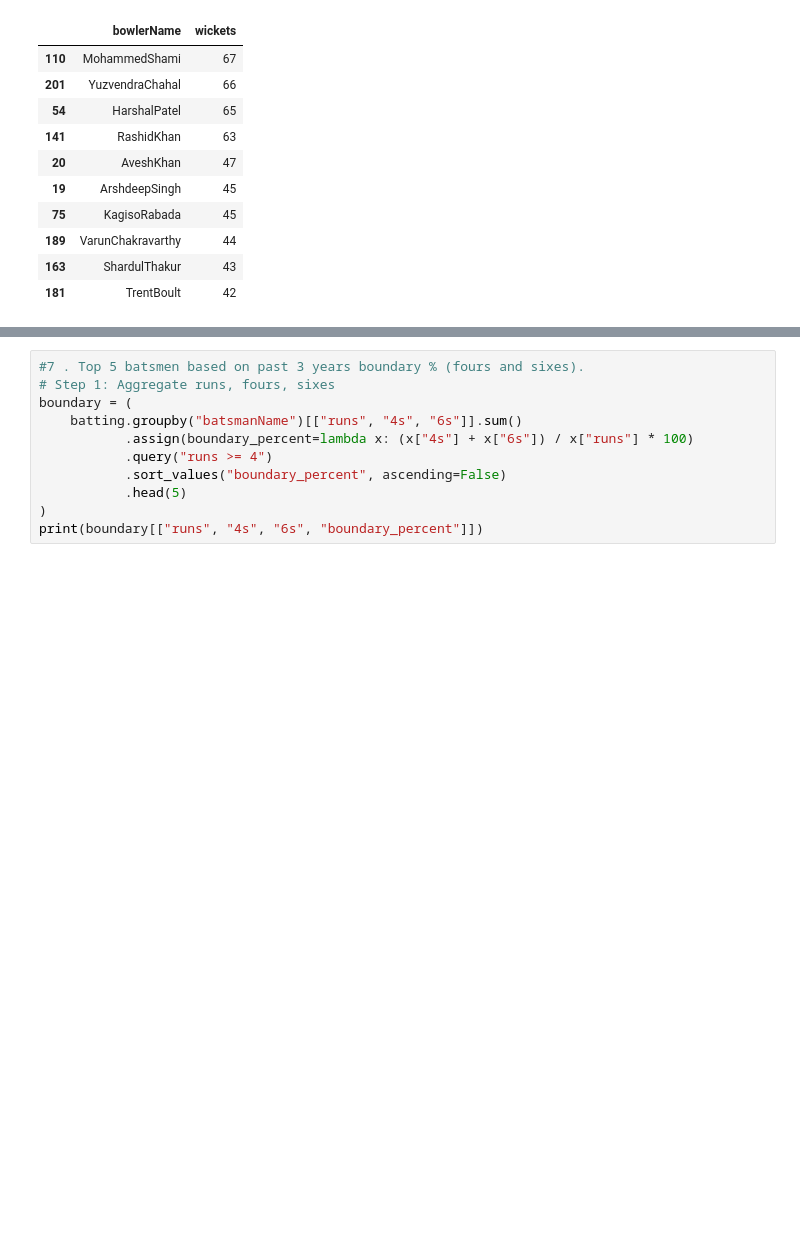
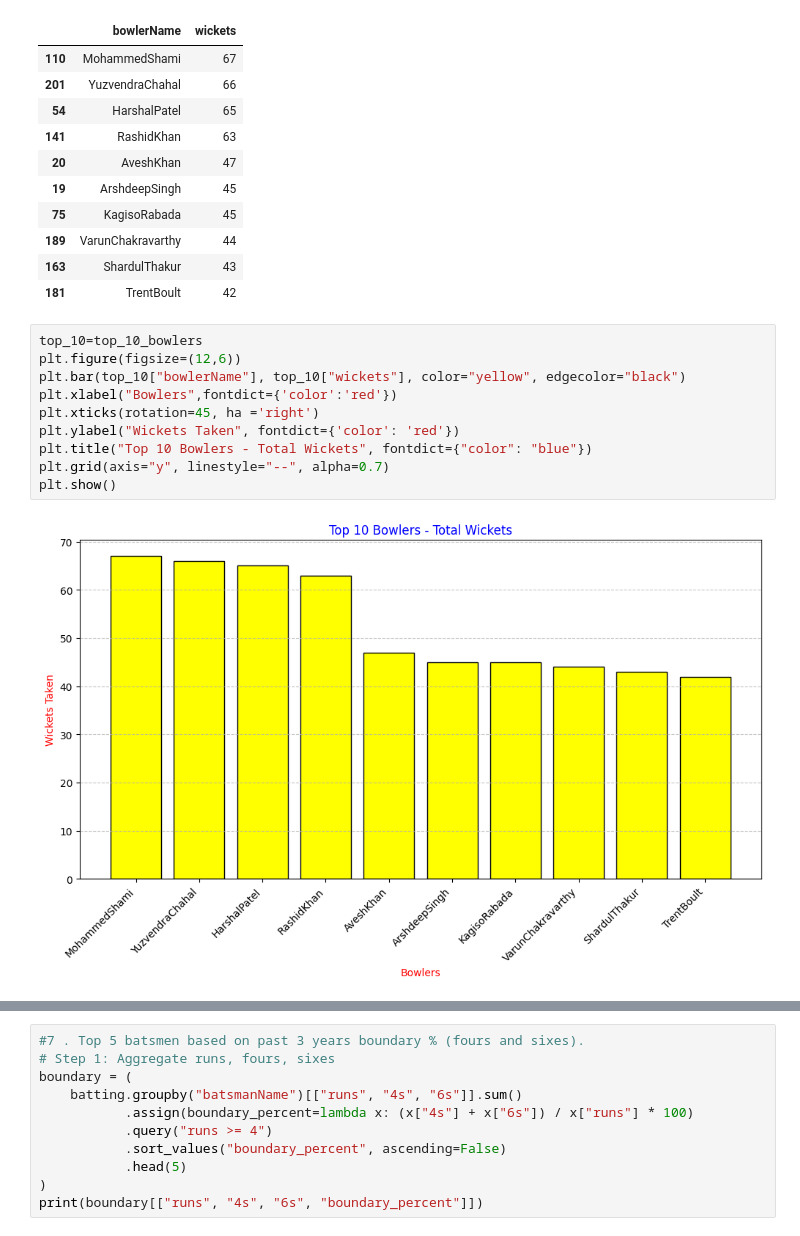
Before and after one commit to TulabandullaRevanth/p, a Jupyter notebook: IPL Dataset/Pandas_2.ipynb, the cells around one changed output, grey strips where cells are left out. Cells and saved outputs as stored; diff of their text form; blank space fills up the shorter version.

```diff
--- a/IPL Dataset/Pandas_2.ipynb
+++ b/IPL Dataset/Pandas_2.ipynb
@@ -341,5 +378,17 @@ top_10_bowlers
 | 189 | VarunChakravarthy | 44 |
 | 163 | ShardulThakur | 43 |
 | 181 | TrentBoult | 42 |
+# %%
+top_10=top_10_bowlers
+plt.figure(figsize=(12,6))
+plt.bar(top_10["bowlerName"], top_10["wickets"], color="yellow", edgecolor="black")
+plt.xlabel("Bowlers",fontdict={'color':'red'})
+plt.xticks(rotation=45, ha ='right')
+plt.ylabel("Wickets Taken", fontdict={'color': 'red'})
+plt.title("Top 10 Bowlers - Total Wickets", fontdict={"color": "blue"})
+plt.grid(axis="y", linestyle="--", alpha=0.7)
+plt.show()
+# %% [output]
+[figure, added]
 # %%
 #5 . Top 10 bowlers based on past 3 years bowling average. (min 60 balls bowled in each season)
```
Also changed, not shown: parts of 13 cells of this notebook, 4 other files.
